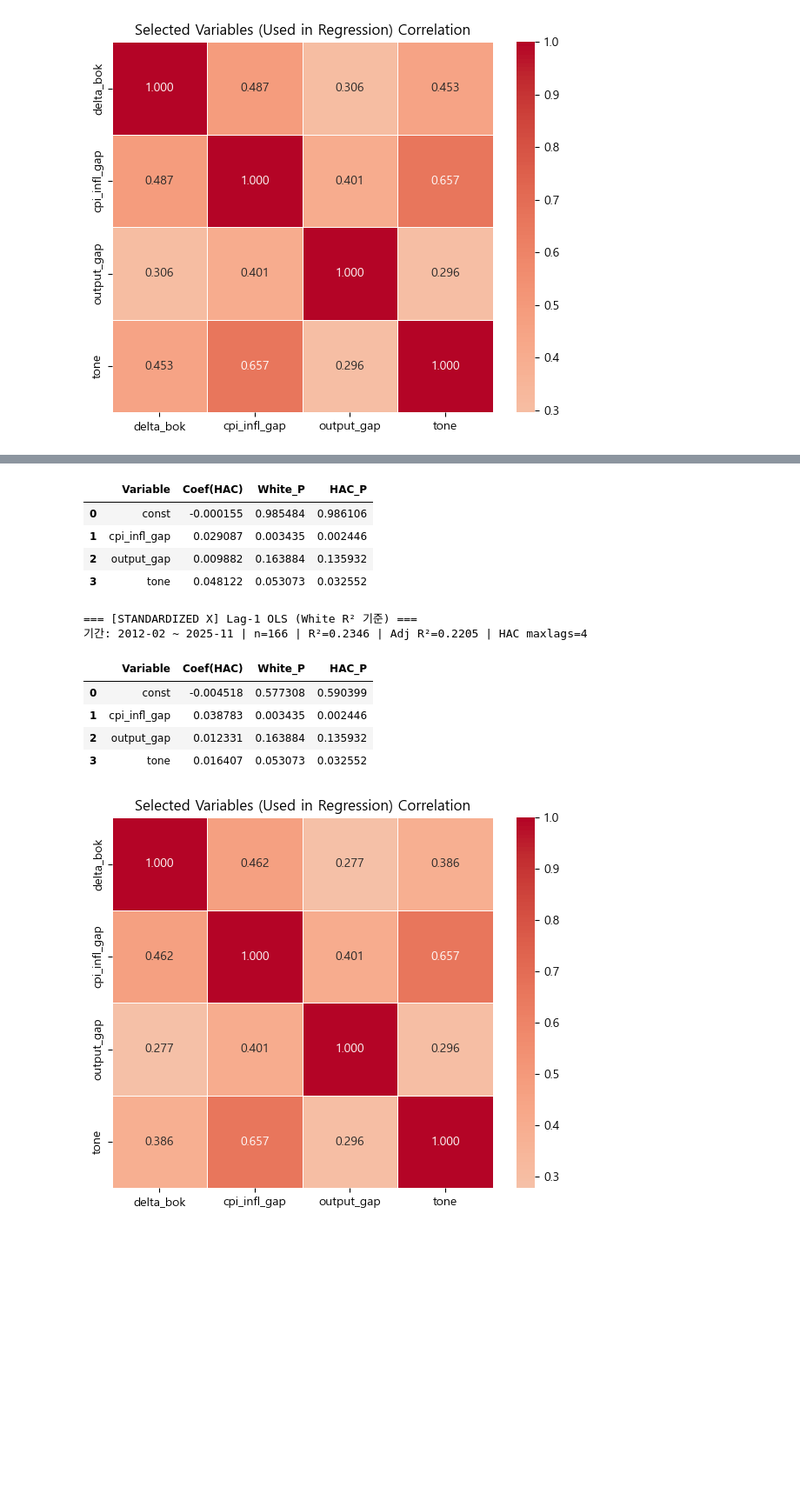
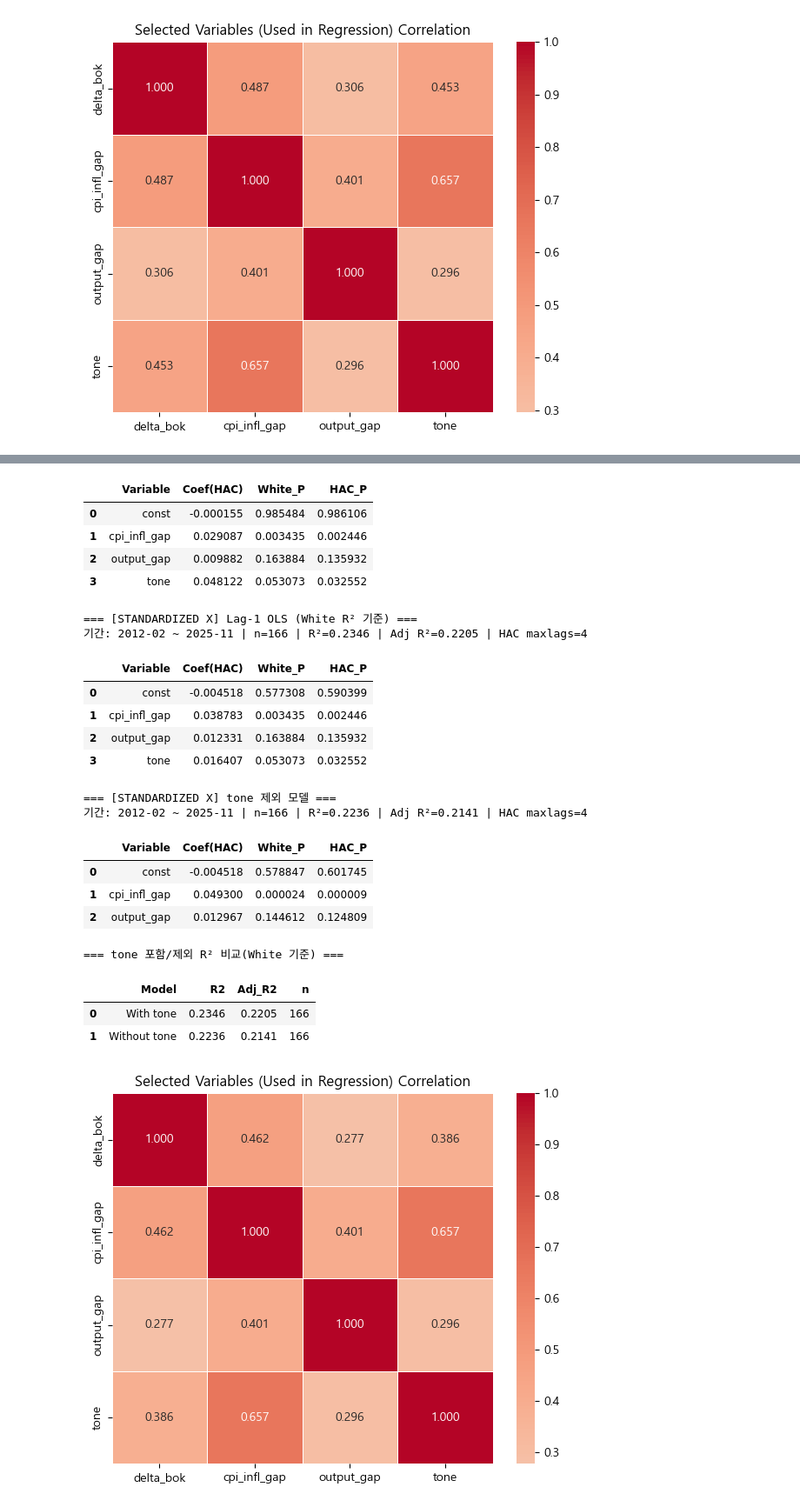
Before and after one commit to kdt-fda/team2_forecast_pjt, a Jupyter notebook: analyzer/cor_reg.ipynb, the cells around one changed output, grey strips where cells are left out. Shown at 87% size. Saved outputs shown, nothing was run; the diff lists cells and outputs as text; code cells hidden in the pictures; blank space fills up the shorter version.

```diff
--- a/analyzer/cor_reg.ipynb
+++ b/analyzer/cor_reg.ipynb
@@ -904,36 +904,77 @@ print(
     f"HAC maxlags={info_std['maxlags']}"
 )
 display(res_std)
+# =========================
+# C) tone 제외 모델 + 비교 (With tone vs Without tone)
+# =========================
+feature_cols_no_tone = [
+    "cpi_infl_gap",
+    "output_gap"
+]
+
+# (표준화도 tone 없는 버전으로)
+res_std_no_tone, mW_std_no_tone, mH_std_no_tone, df_used_std_no_tone, info_std_no_tone = run_final_analysis(
+    df=df_final,
+    target_col=target_col,
+    feature_cols=feature_cols_no_tone,
+    maxlags=4,
+    standardize_cols=["cpi_infl_gap", "output_gap"],
+    digits=6
+)
+
+print("\n=== [STANDARDIZED X] tone 제외 모델 ===")
+print(
+    f"기간: {info_std_no_tone['start']} ~ {info_std_no_tone['end']} | "
+    f"n={info_std_no_tone['nobs']} | R²={info_std_no_tone['r2']:.4f} | Adj R²={info_std_no_tone['adj_r2']:.4f} | "
+    f"HAC maxlags={info_std_no_tone['maxlags']}"
+)
+display(res_std_no_tone)
+
+print("\n=== tone 포함/제외 R² 비교(White 기준) ===")
+display(pd.DataFrame([
+    {"Model": "With tone", "R2": info_std["r2"], "Adj_R2": info_std["adj_r2"], "n": info_std["nobs"]},
+    {"Model": "Without tone", "R2": info_std_no_tone["r2"], "Adj_R2": info_std_no_tone["adj_r2"], "n": info_std_no_tone["nobs"]}
+]).round(4))
 
 
 # =========================
 # (옵션) 회귀에 실제 사용된 데이터 기준 히트맵
 # =========================
 heatmap_vars = [target_col] + feature_cols_selected
 heatmap_vars = list(dict.fromkeys(heatmap_vars))  # 중복 제거
 
 corr_small = df_used_std[heatmap_vars].corr()
 
 plt.figure(figsize=(6, 5))
 sns.heatmap(corr_small, annot=True, fmt=".3f", cmap="coolwarm", center=0, linewidths=0.4)
 plt.title("Selected Variables (Used in Regression) Correlation")
 plt.tight_layout()
 plt.show()
 # %% [output]
 === [RAW] Lag-1 OLS (White R² 기준) ===
 기간: 2012-02 ~ 2025-11 | n=166 | R²=0.2346 | Adj R²=0.2205 | HAC maxlags=4
 |  | Variable | Coef(HAC) | White_P | HAC_P |
 | 0 | const | -0.000155 | 0.985484 | 0.986106 |
 | 1 | cpi_infl_gap | 0.029087 | 0.003435 | 0.002446 |
 | 2 | output_gap | 0.009882 | 0.163884 | 0.135932 |
 | 3 | tone | 0.048122 | 0.053073 | 0.032552 |
 === [STANDARDIZED X] Lag-1 OLS (White R² 기준) ===
 기간: 2012-02 ~ 2025-11 | n=166 | R²=0.2346 | Adj R²=0.2205 | HAC maxlags=4
 |  | Variable | Coef(HAC) | White_P | HAC_P |
 | 0 | const | -0.004518 | 0.577308 | 0.590399 |
 | 1 | cpi_infl_gap | 0.038783 | 0.003435 | 0.002446 |
 | 2 | output_gap | 0.012331 | 0.163884 | 0.135932 |
 | 3 | tone | 0.016407 | 0.053073 | 0.032552 |
+=== [STANDARDIZED X] tone 제외 모델 ===
+기간: 2012-02 ~ 2025-11 | n=166 | R²=0.2236 | Adj R²=0.2141 | HAC maxlags=4
+|  | Variable | Coef(HAC) | White_P | HAC_P |
+| 0 | const | -0.004518 | 0.578847 | 0.601745 |
+| 1 | cpi_infl_gap | 0.049300 | 0.000024 | 0.000009 |
+| 2 | output_gap | 0.012967 | 0.144612 | 0.124809 |
+=== tone 포함/제외 R² 비교(White 기준) ===
+|  | Model | R2 | Adj_R2 | n |
+| 0 | With tone | 0.2346 | 0.2205 | 166 |
+| 1 | Without tone | 0.2236 | 0.2141 | 166 |
 [figure]
 # %%
 import statsmodels.api as sm
```
Also changed, not shown: 1 other file.
